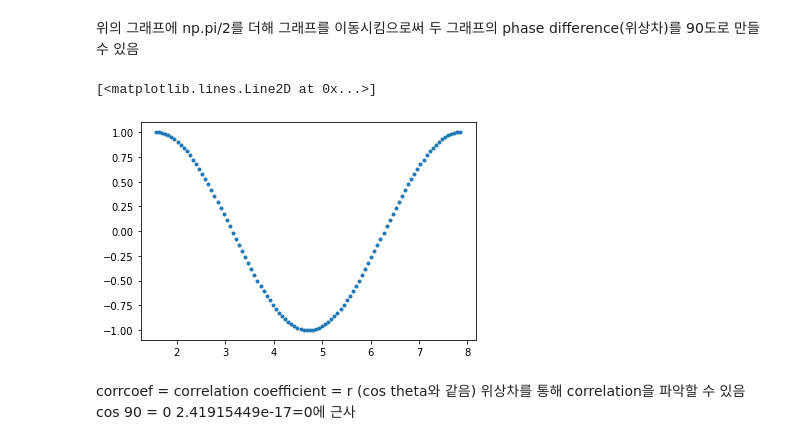
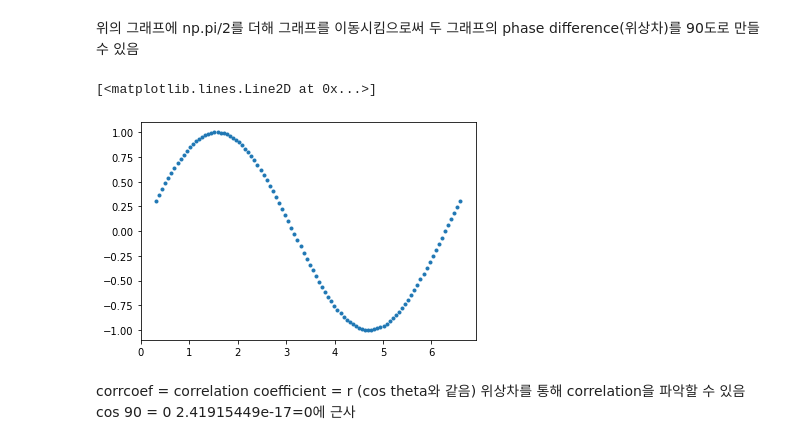
Before and after one commit to hjae0520/class2021Fall, a Jupyter notebook: numpy.ipynb, the cells around one changed output. Saved outputs shown, nothing was run; the diff lists cells and outputs as text; code cells hidden in the pictures.

```diff
--- a/numpy.ipynb
+++ b/numpy.ipynb
@@ -167,12 +167,14 @@ Text(0.5, 1.0, 'my first sine curve')
 위의 그래프에 np.pi/2를 더해 그래프를 이동시킴으로써 두 그래프의
 phase difference(위상차)를 90도로 만들 수 있음
 # %%
-theta2 = np.linspace(0, 2*np.pi, 100) + np.pi/2
+#theta2 = np.linspace(0, 2*np.pi, 100) + np.pi/2
+#theta2 = np.linspace(0, 2*np.pi, 100) + np.pi/100
+theta2 = np.linspace(0, 2*np.pi, 100) + np.pi/10
 s2 = np.sin(theta2)
 plt.plot(theta2, s2, '.')
 # %% [output]
 [<matplotlib.lines.Line2D at 0x...>]
-[figure, old version]
+[figure, new version]
 # %% [markdown]
 corrcoef = correlation coefficient = r (cos theta와 같음)
 위상차를 통해 correlation을 파악할 수 있음
```
Also changed, not shown: parts of 3 cells of this notebook.
